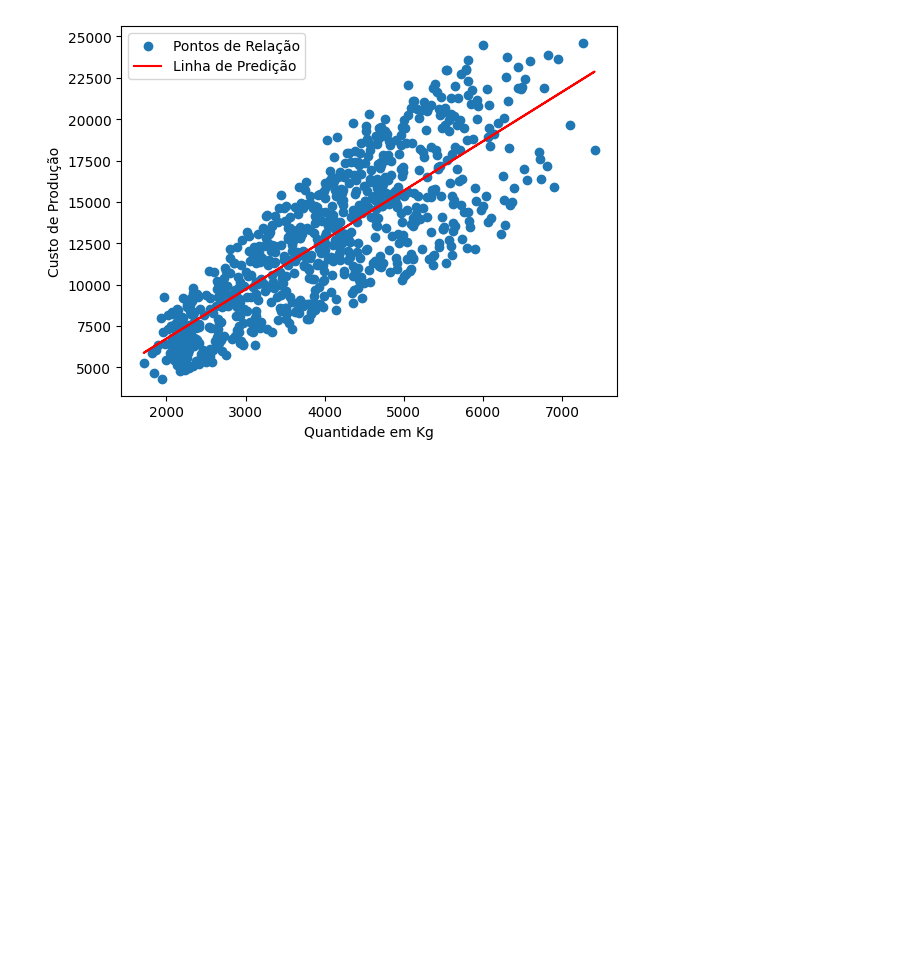
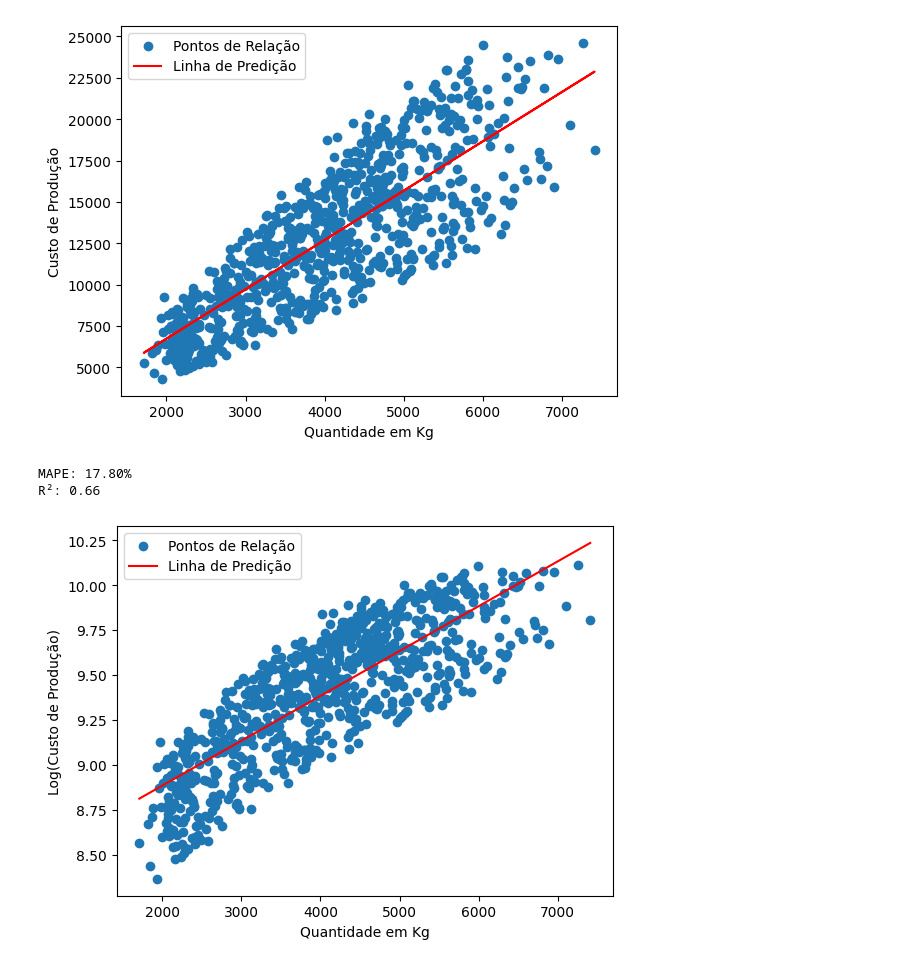
Before and after one commit to marcelodevcore/Projeto_modelo, a Jupyter notebook: Linear_model.ipynb, the cells around one changed output. Drawn from its saved outputs; the diff is of its cells as text; code cells hidden in the pictures; blank space fills up the shorter version.

```diff
--- a/Linear_model.ipynb
+++ b/Linear_model.ipynb
@@ -5,7 +5,7 @@ from sklearn import linear_model
 from sklearn.datasets import make_regression
 from sklearn.linear_model import LinearRegression
 
-Y = data_frame2['Custo_de_producao_reais']
+Y = data_frame2[['Custo_de_producao_reais']]
 X = data_frame2[['Quantidade_Produzida_kg']]
 
 modelo = LinearRegression()
@@ -24,3 +24,47 @@ plt.legend()
 plt.show()
 # %% [output]
 [figure]
+# %%
+from sklearn.linear_model import LinearRegression
+from sklearn.metrics import mean_absolute_percentage_error, r2_score
+
+# Previsões do modelo
+Y_pred = modelo.predict(X)
+
+# Calcular o MAPE
+mape = mean_absolute_percentage_error(Y, Y_pred) * 100
+
+# Calcular o R²
+r2 = r2_score(Y, Y_pred)
+
+print(f"MAPE: {mape:.2f}%")
+print(f"R²: {r2:.2f}")
+# %% [output]
+MAPE: 17.80%
+R²: 0.66
+# %%
+#TRANSFORMAÇÃO DO EIXO Y PARA LOG-Y PARA MELHORAR A CORRELAÇÃO POSITIVA
+
+Y_log = np.log(data_frame2['Custo_de_producao_reais'])
+
+modelo_log = LinearRegression()
+modelo_log.fit(X, Y_log)
+
+a_coeff_log = modelo_log.coef_[0]
+l_coeff_log = modelo_log.intercept_
+
+plt.scatter(X, Y_log, label="Pontos de Relação")
+
+
+#calcular os valores preditos em escala logarítmica
+X_range = np.linspace(X.min(), X.max(), 100).reshape(-1, 1)
+Y_pred_log = modelo_log.predict(X_range)
+plt.plot(X_range, Y_pred_log, color='red', label="Linha de Predição")
+
+
+plt.xlabel("Quantidade em Kg")
+plt.ylabel("Log(Custo de Produção)")
+plt.legend()
+plt.show()
+# %% [output]
+[figure, added]
```
Also changed, not shown: parts of 1 cell of this notebook.
